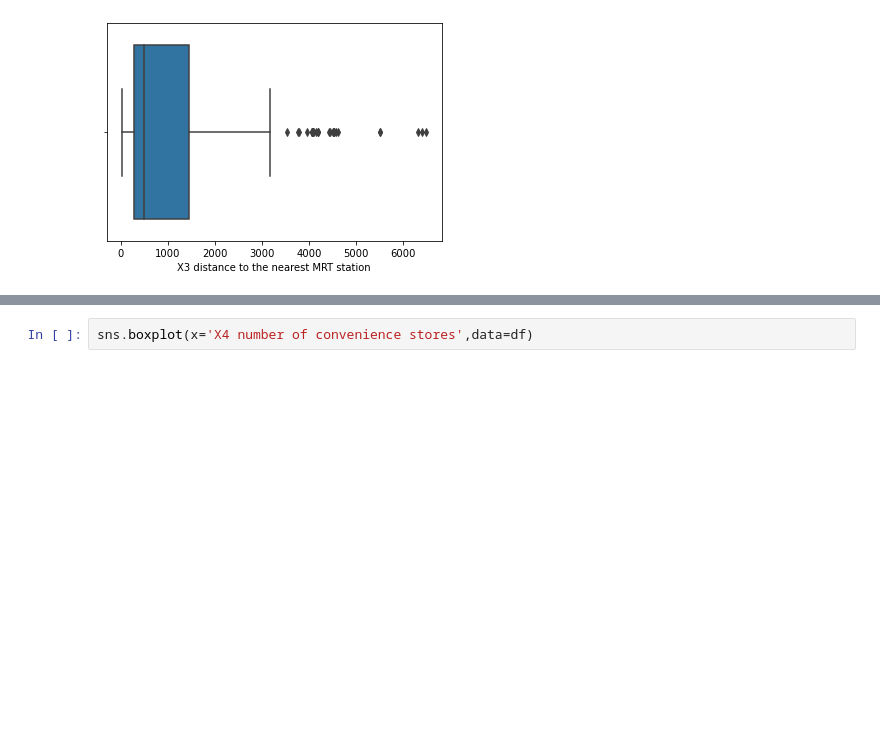
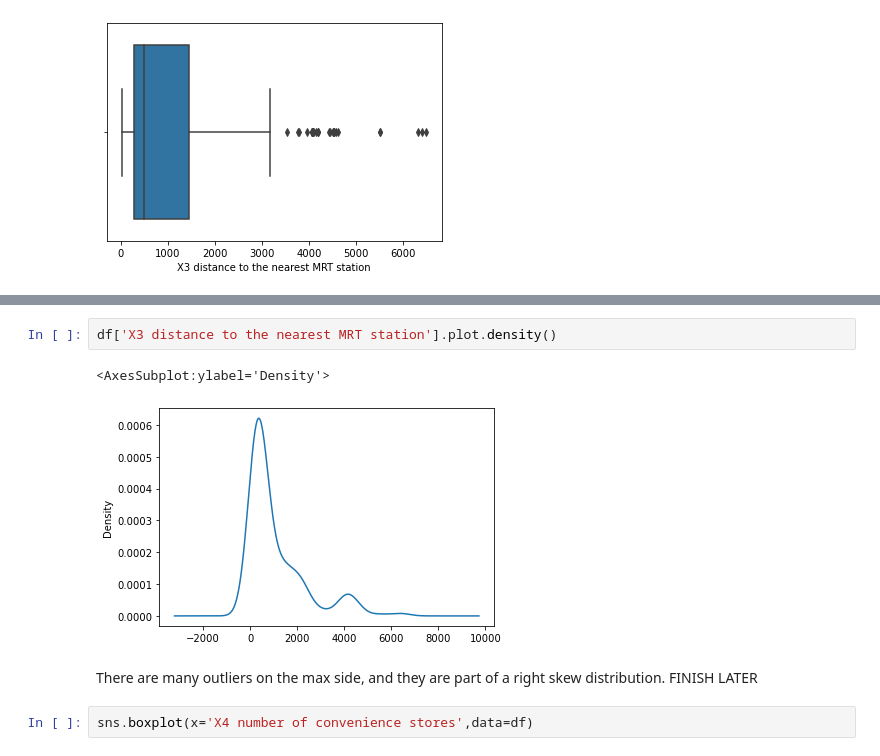
Before and after one commit to mencer456/Assignment-2-Linear-Regression, a Jupyter notebook: Assignment2.ipynb, the cells around one changed output, grey strips where cells are left out. Saved outputs shown, nothing was run; the diff lists cells and outputs as text; blank space fills up the shorter version.

```diff
--- a/Assignment2.ipynb
+++ b/Assignment2.ipynb
@@ -81,3 +112,10 @@ sns.boxplot(x='X3 distance to the nearest MRT station',data=df)
+# %%
+df['X3 distance to the nearest MRT station'].plot.density()
+# %% [output]
+<AxesSubplot:ylabel='Density'>
+[figure, added]
+# %% [markdown]
+There are many outliers on the max side, and they are part of a right skew distribution. FINISH LATER
 # %%
 sns.boxplot(x='X4 number of convenience stores',data=df)
 # %% [output]
```
Also changed, not shown: parts of 21 cells of this notebook.
